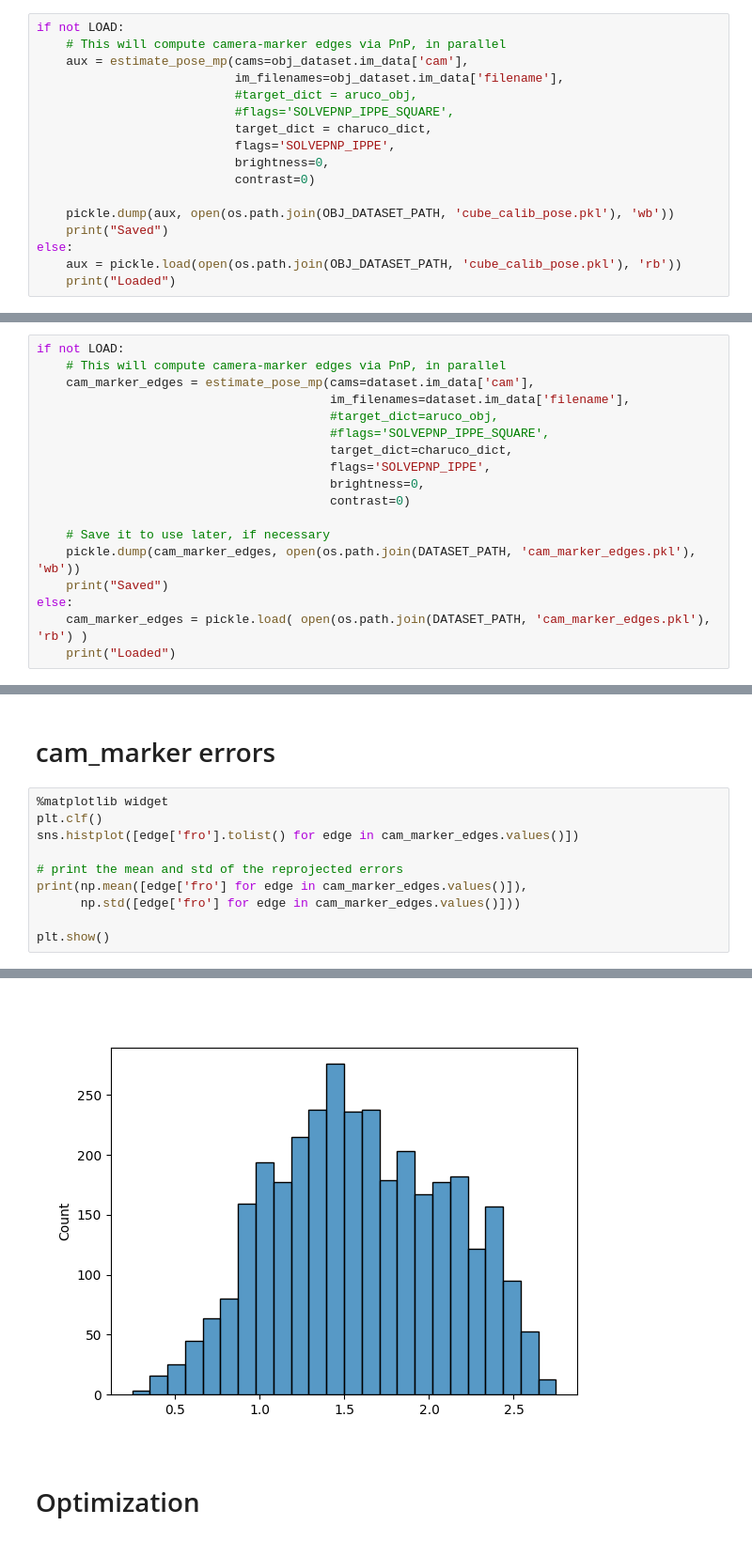
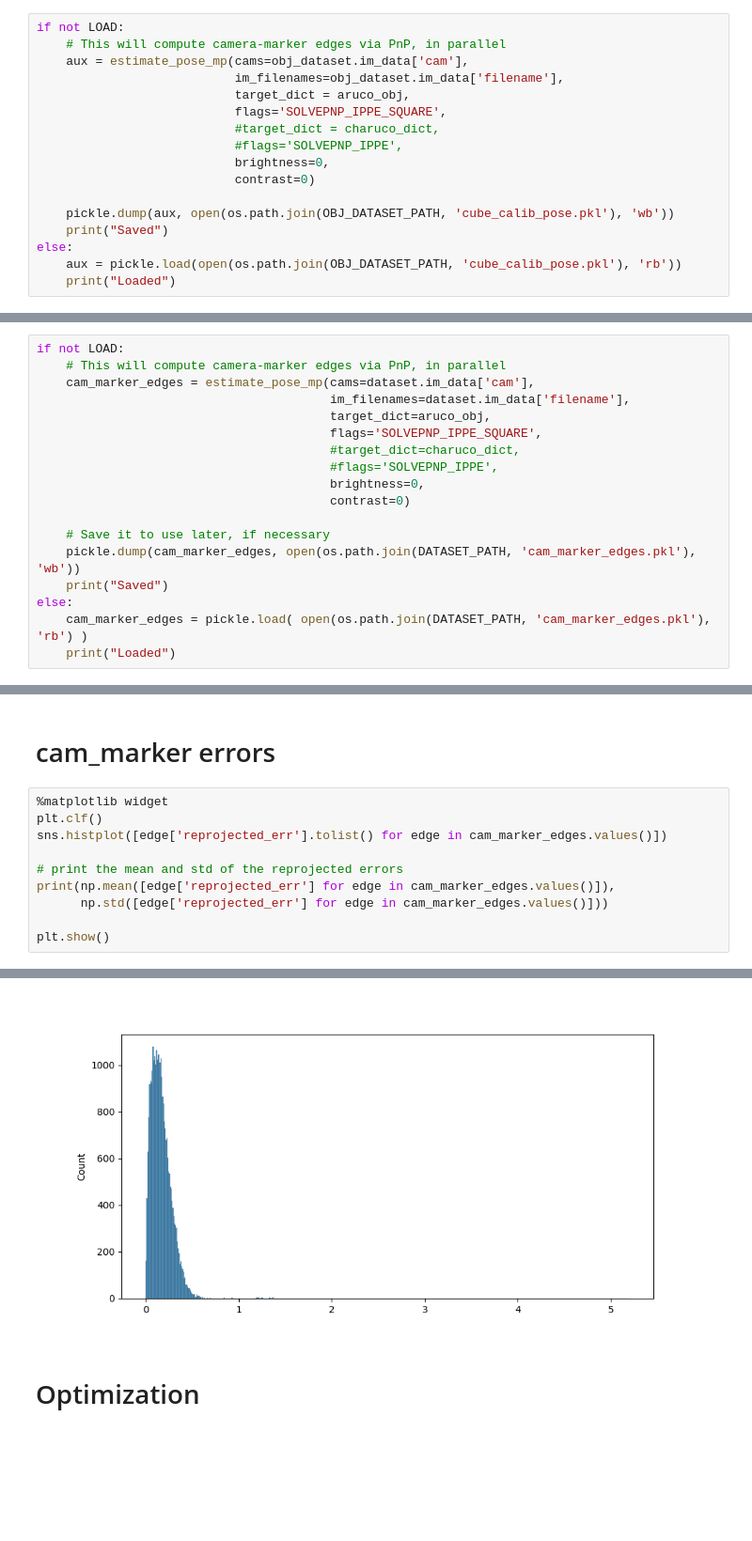
Before and after one commit to goncalofrazao/vicandocker, a Jupyter notebook: main_cangalho.ipynb, the cells around one changed output, grey strips where cells are left out. Shown at 94% size. Drawn from its saved outputs; the diff is of its cells as text; blank space fills up the shorter version.

```diff
--- a/main_cangalho.ipynb
+++ b/main_cangalho.ipynb
@@ -154,10 +164,10 @@ if not LOAD:
     # This will compute camera-marker edges via PnP, in parallel
     aux = estimate_pose_mp(cams=obj_dataset.im_data['cam'],
                            im_filenames=obj_dataset.im_data['filename'],
-                           #target_dict = aruco_obj,
-                           #flags='SOLVEPNP_IPPE_SQUARE',
-                           target_dict = charuco_dict,
-                           flags='SOLVEPNP_IPPE',
+                           target_dict = aruco_obj,
+                           flags='SOLVEPNP_IPPE_SQUARE',
+                           #target_dict = charuco_dict,
+                           #flags='SOLVEPNP_IPPE',
                            brightness=0,
                            contrast=0)
 
@@ -226,10 +236,10 @@ if not LOAD:
     # This will compute camera-marker edges via PnP, in parallel
     cam_marker_edges = estimate_pose_mp(cams=dataset.im_data['cam'],
                                         im_filenames=dataset.im_data['filename'],
-                                        #target_dict=aruco_obj,
-                                        #flags='SOLVEPNP_IPPE_SQUARE',
-                                        target_dict=charuco_dict,
-                                        flags='SOLVEPNP_IPPE',
+                                        target_dict=aruco_obj,
+                                        flags='SOLVEPNP_IPPE_SQUARE',
+                                        #target_dict=charuco_dict,
+                                        #flags='SOLVEPNP_IPPE',
                                         brightness=0,
                                         contrast=0)
 
@@ -274,11 +284,11 @@ plt.show()
 # %%
 %matplotlib widget
 plt.clf()
-sns.histplot([edge['fro'].tolist() for edge in cam_marker_edges.values()])
+sns.histplot([edge['reprojected_err'].tolist() for edge in cam_marker_edges.values()])
 
 # print the mean and std of the reprojected errors
-print(np.mean([edge['fro'] for edge in cam_marker_edges.values()]),
-      np.std([edge['fro'] for edge in cam_marker_edges.values()]))
+print(np.mean([edge['reprojected_err'] for edge in cam_marker_edges.values()]),
+      np.std([edge['reprojected_err'] for edge in cam_marker_edges.values()]))
 
 plt.show()
 # %% [output]
@@ -286,4 +296,4 @@ plt.show()
-[figure, old version]
+[figure, new version]
 # %% [markdown]
 # Optimization
 # %%
```
Also changed, not shown: parts of 18 cells of this notebook, 1 other file.
